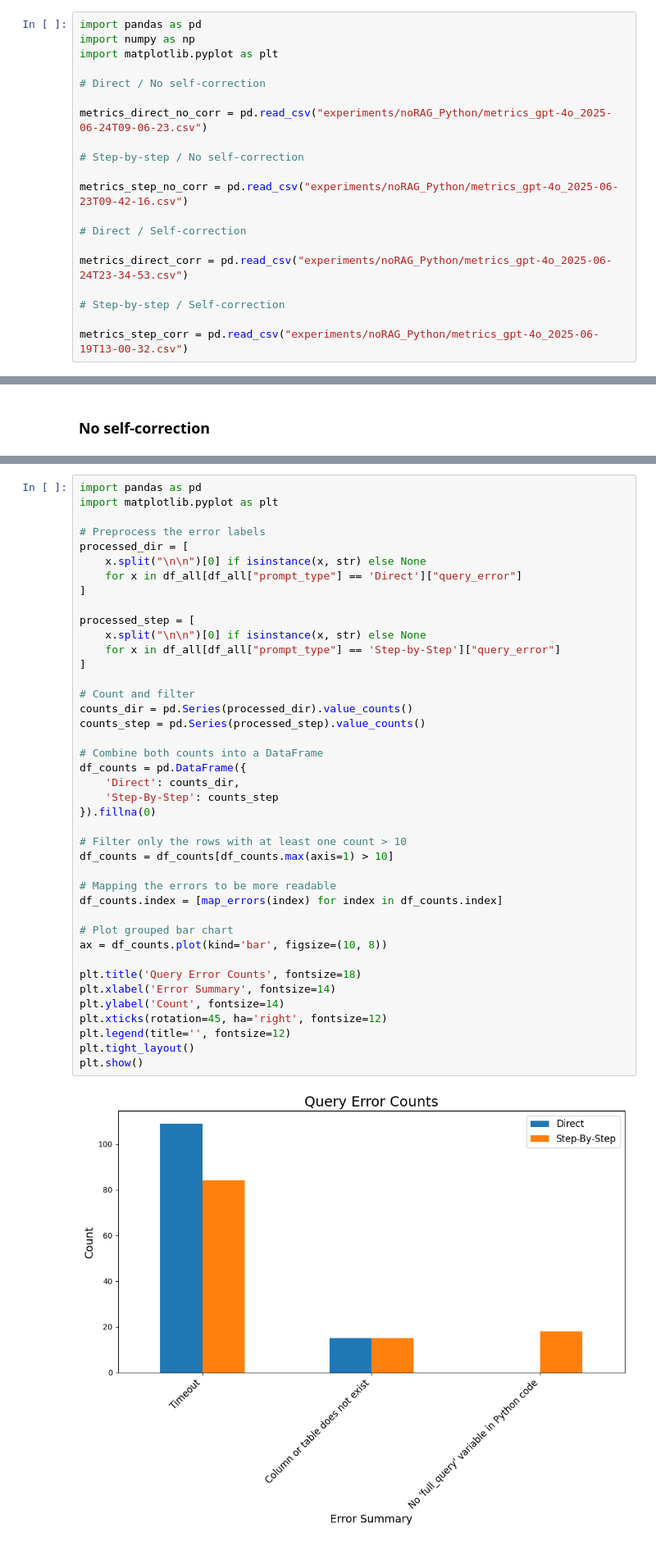
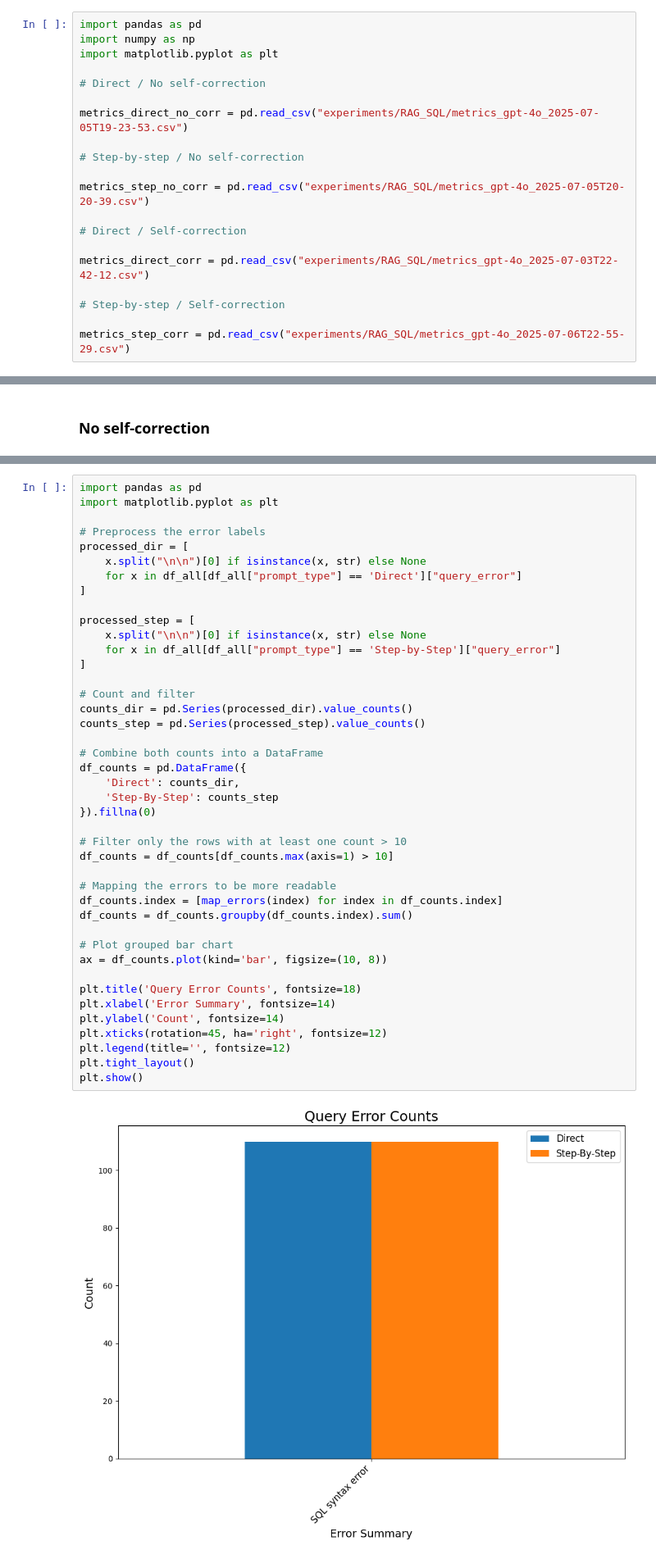
Before and after one commit to SimonSanfeliu/Tesis-Simon-Sanfeliu, a Jupyter notebook: Graphs_v2.ipynb, the cells around one changed output, grey strips where cells are left out. Shown at 82% size. Saved outputs shown, nothing was run; the diff lists cells and outputs as text.

```diff
--- a/Graphs_v2.ipynb
+++ b/Graphs_v2.ipynb
@@ -9,19 +9,19 @@ import matplotlib.pyplot as plt
 
 # Direct / No self-correction
 
-metrics_direct_no_corr = pd.read_csv("experiments/noRAG_Python/metrics_gpt-4o_2025-06-24T09-06-23.csv")
+metrics_direct_no_corr = pd.read_csv("experiments/RAG_SQL/metrics_gpt-4o_2025-07-05T19-23-53.csv")
 
 # Step-by-step / No self-correction
 
-metrics_step_no_corr = pd.read_csv("experiments/noRAG_Python/metrics_gpt-4o_2025-06-23T09-42-16.csv")
+metrics_step_no_corr = pd.read_csv("experiments/RAG_SQL/metrics_gpt-4o_2025-07-05T20-20-39.csv")
 
 # Direct / Self-correction
 
-metrics_direct_corr = pd.read_csv("experiments/noRAG_Python/metrics_gpt-4o_2025-06-24T23-34-53.csv")
+metrics_direct_corr = pd.read_csv("experiments/RAG_SQL/metrics_gpt-4o_2025-07-03T22-42-12.csv")
 
 # Step-by-step / Self-correction
 
-metrics_step_corr = pd.read_csv("experiments/noRAG_Python/metrics_gpt-4o_2025-06-19T13-00-32.csv")
+metrics_step_corr = pd.read_csv("experiments/RAG_SQL/metrics_gpt-4o_2025-07-06T22-55-29.csv")
 # %%
 # Adding gold_difficulty column for the graphs
 
@@ -407,34 +407,35 @@ processed_step = [
     for x in df_all[df_all["prompt_type"] == 'Step-by-Step']["query_error"]
 ]
 
 # Count and filter
 counts_dir = pd.Series(processed_dir).value_counts()
 counts_step = pd.Series(processed_step).value_counts()
 
 # Combine both counts into a DataFrame
 df_counts = pd.DataFrame({
     'Direct': counts_dir,
     'Step-By-Step': counts_step
 }).fillna(0)
 
 # Filter only the rows with at least one count > 10
 df_counts = df_counts[df_counts.max(axis=1) > 10]
 
 # Mapping the errors to be more readable
 df_counts.index = [map_errors(index) for index in df_counts.index]
+df_counts = df_counts.groupby(df_counts.index).sum()
 
 # Plot grouped bar chart
 ax = df_counts.plot(kind='bar', figsize=(10, 8))
 
 plt.title('Query Error Counts', fontsize=18)
 plt.xlabel('Error Summary', fontsize=14)
 plt.ylabel('Count', fontsize=14)
 plt.xticks(rotation=45, ha='right', fontsize=12)
 plt.legend(title='', fontsize=12)
 plt.tight_layout()
 plt.show()
 # %% [output]
-[figure, old version]
+[figure, new version]
 # %% [markdown]
 ### With self-correction
 # %%
```
Also changed, not shown: parts of 5 cells of this notebook, 4 other files.
